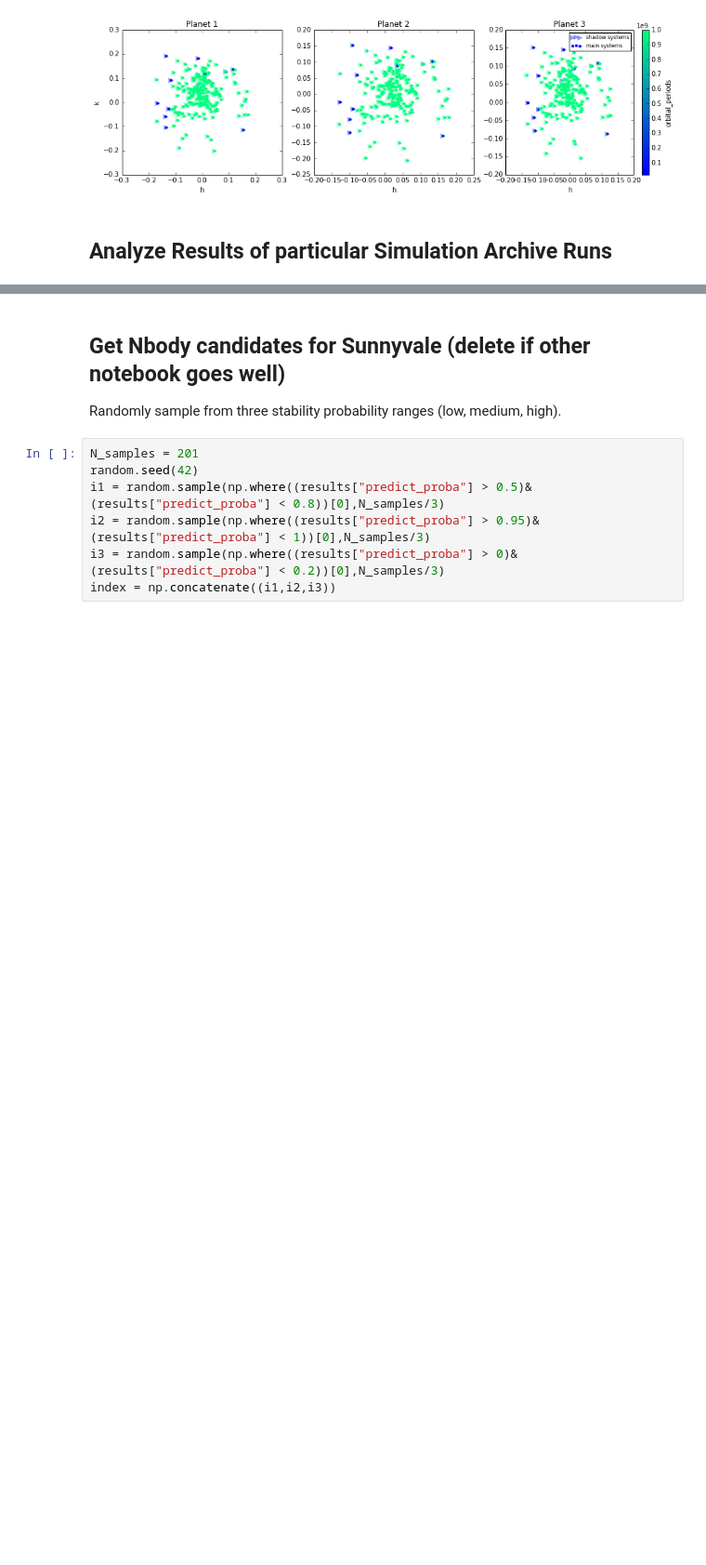
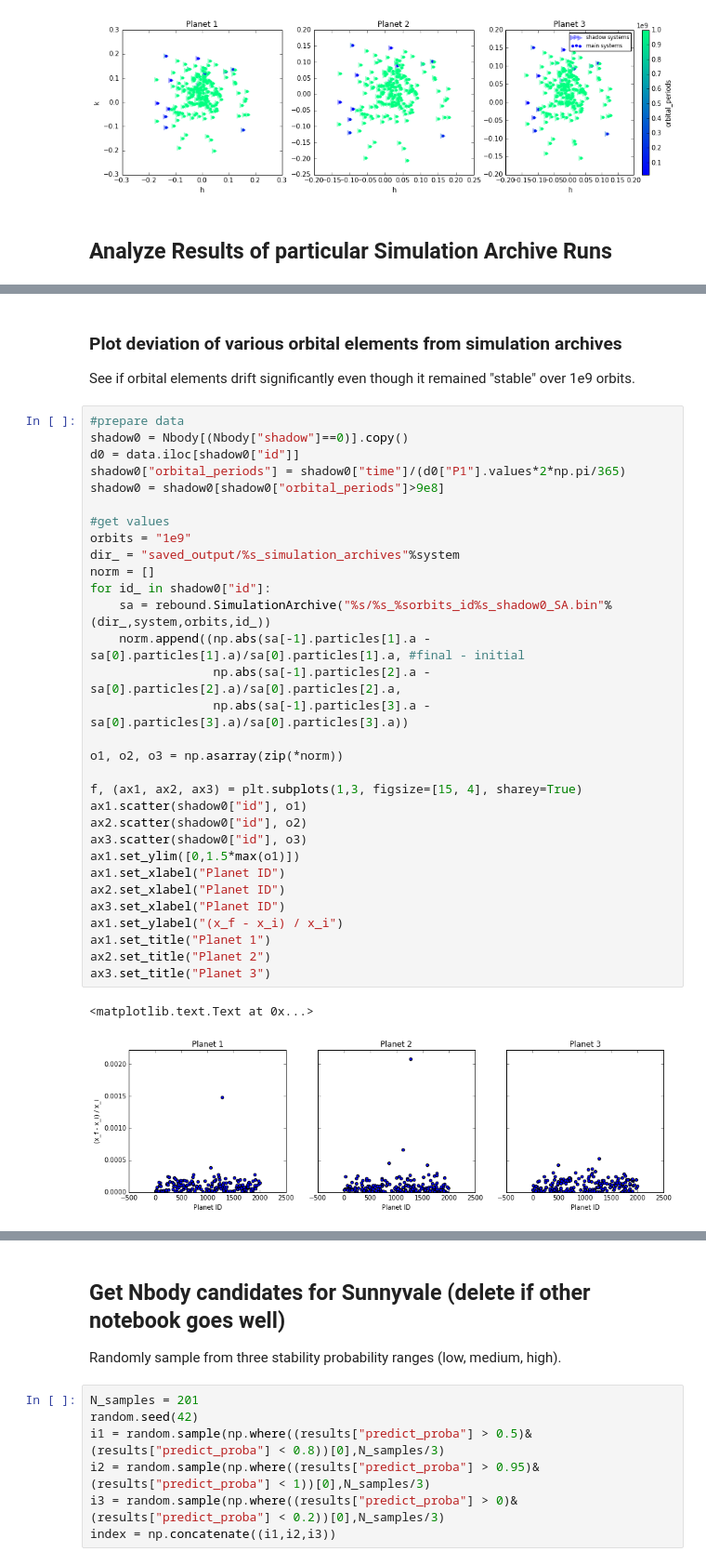
Before and after one commit to afcarl/stability_predict, a Jupyter notebook: analyzesystem.ipynb, the cells around one changed output, grey strips where cells are left out. Shown at 93% size. Cells and saved outputs as stored; diff of their text form; blank space fills up the shorter version.

```diff
--- a/analyzesystem.ipynb
+++ b/analyzesystem.ipynb
@@ -235,3 +237,40 @@ plt.plot(t,dE,'.')
 plt.yscale('log')
 # %% [output]
 [figure]
+# %% [markdown]
+### Plot deviation of various orbital elements from simulation archives
+See if orbital elements drift significantly even though it remained "stable" over 1e9 orbits.
+# %%
+#prepare data
+shadow0 = Nbody[(Nbody["shadow"]==0)].copy()
+d0 = data.iloc[shadow0["id"]]
+shadow0["orbital_periods"] = shadow0["time"]/(d0["P1"].values*2*np.pi/365)
+shadow0 = shadow0[shadow0["orbital_periods"]>9e8]
+
+#get values
+orbits = "1e9"
+dir_ = "saved_output/%s_simulation_archives"%system
+norm = []
+for id_ in shadow0["id"]:
+    sa = rebound.SimulationArchive("%s/%s_%sorbits_id%s_shadow0_SA.bin"%(dir_,system,orbits,id_))
+    norm.append((np.abs(sa[-1].particles[1].a - sa[0].particles[1].a)/sa[0].particles[1].a, #final - initial
+                 np.abs(sa[-1].particles[2].a - sa[0].particles[2].a)/sa[0].particles[2].a,
+                 np.abs(sa[-1].particles[3].a - sa[0].particles[3].a)/sa[0].particles[3].a))
+
+o1, o2, o3 = np.asarray(zip(*norm))
+
+f, (ax1, ax2, ax3) = plt.subplots(1,3, figsize=[15, 4], sharey=True)
+ax1.scatter(shadow0["id"], o1)
+ax2.scatter(shadow0["id"], o2)
+ax3.scatter(shadow0["id"], o3)
+ax1.set_ylim([0,1.5*max(o1)])
+ax1.set_xlabel("Planet ID")
+ax2.set_xlabel("Planet ID")
+ax3.set_xlabel("Planet ID")
+ax1.set_ylabel("(x_f - x_i) / x_i")
+ax1.set_title("Planet 1")
+ax2.set_title("Planet 2")
+ax3.set_title("Planet 3")
+# %% [output]
+<matplotlib.text.Text at 0x...>
+[figure, added]
```
Also changed, not shown: parts of 4 cells of this notebook.
